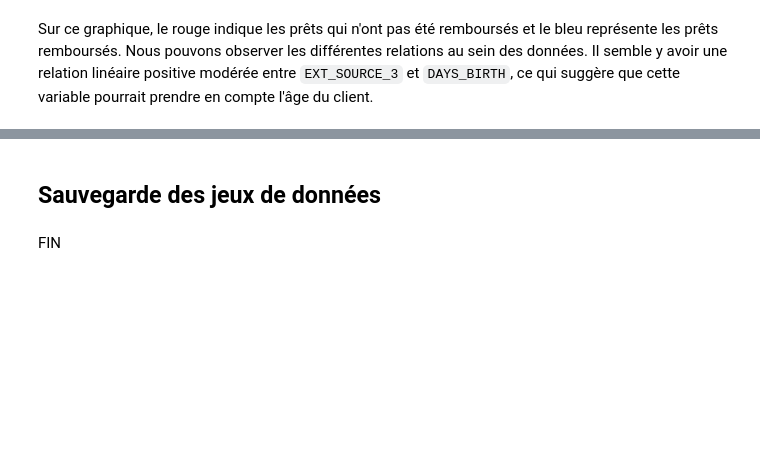
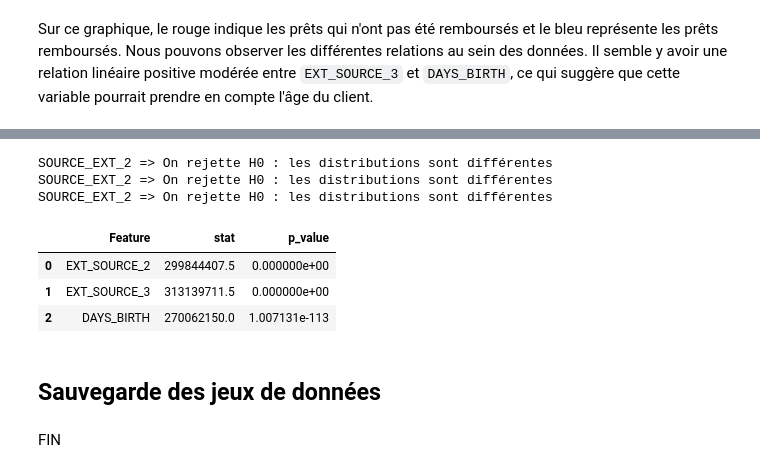
Before and after one commit to amadousysada/scoring-model, a Jupyter notebook: 00_analyse_exploratoire.ipynb, the cells around one changed output, grey strips where cells are left out. Cells and saved outputs as stored; diff of their text form; code cells hidden in the pictures; blank space fills up the shorter version.

```diff
--- a/00_analyse_exploratoire.ipynb
+++ b/00_analyse_exploratoire.ipynb
@@ -1063,3 +1094,54 @@ Sur ce graphique, le rouge indique les prêts qui n'ont pas été remboursés et
+# %%
+from scipy.stats import mannwhitneyu
+# Test de Mann-Whitney pour voir si les différences sont significatives
+ext2_target0 = plot_data[plot_data["TARGET"] == 0]["EXT_SOURCE_2"]
+ext2_target1 = plot_data[plot_data["TARGET"] == 1]["EXT_SOURCE_2"]
+
+ext3_target0 = plot_data[plot_data["TARGET"] == 0]["EXT_SOURCE_3"]
+ext3_target1 = plot_data[plot_data["TARGET"] == 1]["EXT_SOURCE_3"]
+
+days_birth_target0 = plot_data[plot_data["TARGET"] == 0]["DAYS_BIRTH"]
+days_birth_target1 = plot_data[plot_data["TARGET"] == 1]["DAYS_BIRTH"]
+
+stat_ext2, p_ext2 = mannwhitneyu(ext2_target0, ext2_target1, alternative="two-sided")
+stat_ext3, p_ext3 = mannwhitneyu(ext3_target0, ext3_target1, alternative="two-sided")
+stat_days_birth, p_days_birth = mannwhitneyu(days_birth_target0, days_birth_target1, alternative="two-sided")
+
+alpha = 0.05
+
+if p_ext2 > alpha:
+    print("SOURCE_EXT_2 => On accepte H0 : les distributions sont similaires")
+else:
+    print("SOURCE_EXT_2 => On rejette H0 : les distributions sont différentes")
+
+if p_ext3 > alpha:
+    print("SOURCE_EXT_2 => On accepte H0 : les distributions sont similaires")
+else:
+    print("SOURCE_EXT_2 => On rejette H0 : les distributions sont différentes")
+
+if p_days_birth > alpha:
+    print("SOURCE_EXT_2 => On accepte H0 : les distributions sont similaires")
+else:
+    print("SOURCE_EXT_2 => On rejette H0 : les distributions sont différentes")
+
+test_df = pd.DataFrame(
+    {
+     "Feature": ['EXT_SOURCE_2', 'EXT_SOURCE_3', 'DAYS_BIRTH'],
+     "stat": [stat_ext2, stat_ext3, stat_days_birth],
+     "p_value": [p_ext2, p_ext3, p_days_birth]
+    }
+)
+
+
+display(test_df)
+# %% [output]
+SOURCE_EXT_2 => On rejette H0 : les distributions sont différentes
+SOURCE_EXT_2 => On rejette H0 : les distributions sont différentes
+SOURCE_EXT_2 => On rejette H0 : les distributions sont différentes
+|  | Feature | stat | p_value |
+| 0 | EXT_SOURCE_2 | 299844407.5 | 0.000000e+00 |
+| 1 | EXT_SOURCE_3 | 313139711.5 | 0.000000e+00 |
+| 2 | DAYS_BIRTH | 270062150.0 | 1.007131e-113 |
 # %% [markdown]
 ## Sauvegarde des jeux de données
 # %%
```
Also changed, not shown: parts of 4 cells of this notebook.
